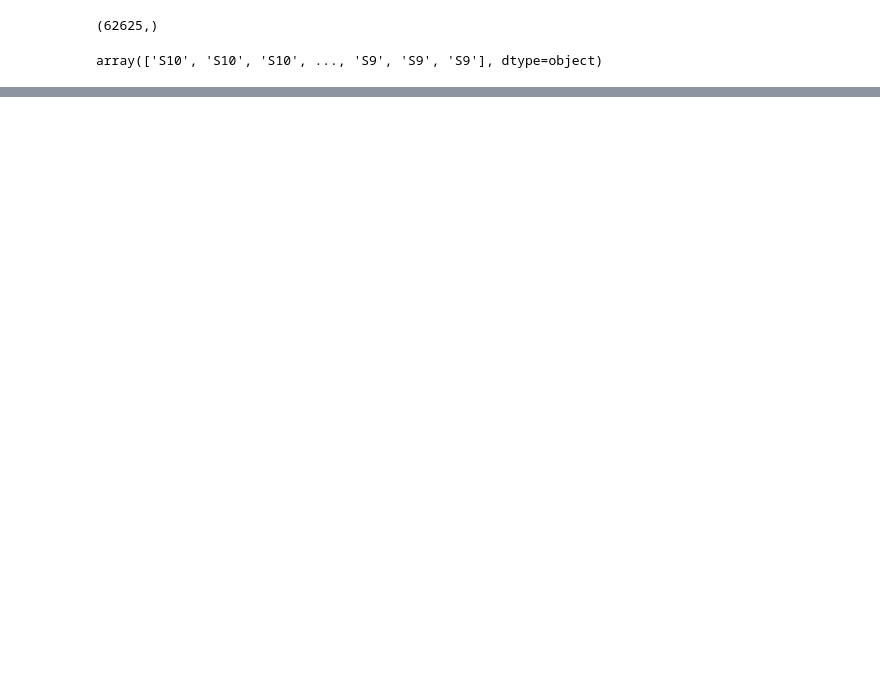
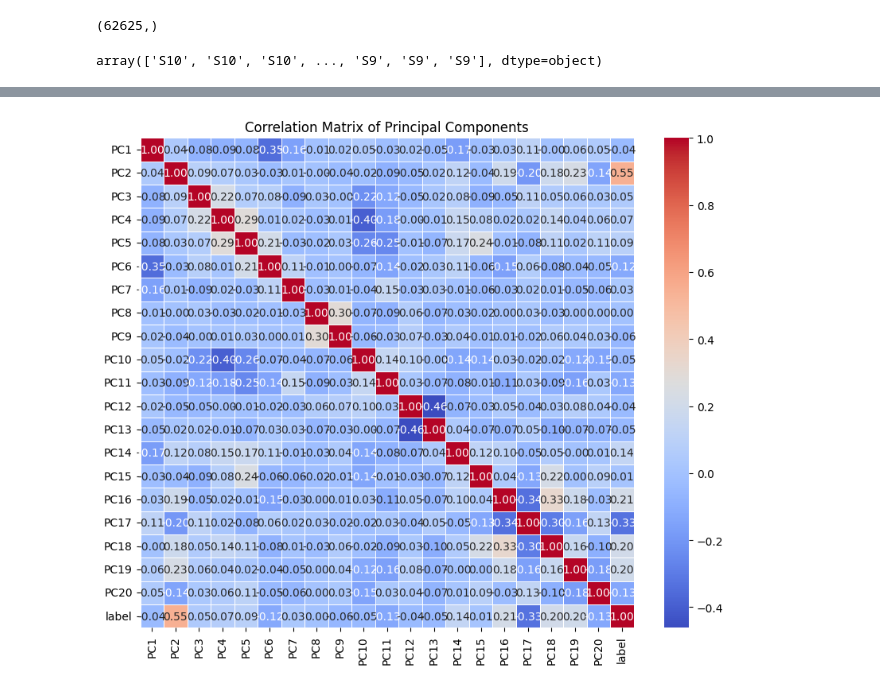
Before and after one commit to Momellouky/stress_detection_using_physiological_signals, a Jupyter notebook: src/notebooks/EDA.ipynb, the cells around one changed output, grey strips where cells are left out. Saved outputs shown, nothing was run; the diff lists cells and outputs as text; code cells hidden in the pictures; blank space fills up the shorter version.

```diff
--- a/src/notebooks/EDA.ipynb
+++ b/src/notebooks/EDA.ipynb
@@ -425,0 +580,16 @@ ValueError: Unknown label type: unknown. Maybe you are trying to fit a classifie
+# %%
+import pandas as pd
+import seaborn as sns
+import matplotlib.pyplot as plt
+
+# Assuming 'scaled_data_' is your DataFrame
+# Calculate the correlation matrix
+correlation_matrix = scaled_data_.drop(labels=['subject'], axis=1).corr()  # Exclude the last two columns 'subject' and 'label'
+
+# Plot the correlation matrix
+plt.figure(figsize=(10, 8))
+sns.heatmap(correlation_matrix, annot=True, fmt='.2f', cmap='coolwarm', linewidths=0.5)
+plt.title('Correlation Matrix of Principal Components')
+plt.show()
+# %% [output]
+[figure, added]
```
Also changed, not shown: parts of 20 cells of this notebook.
